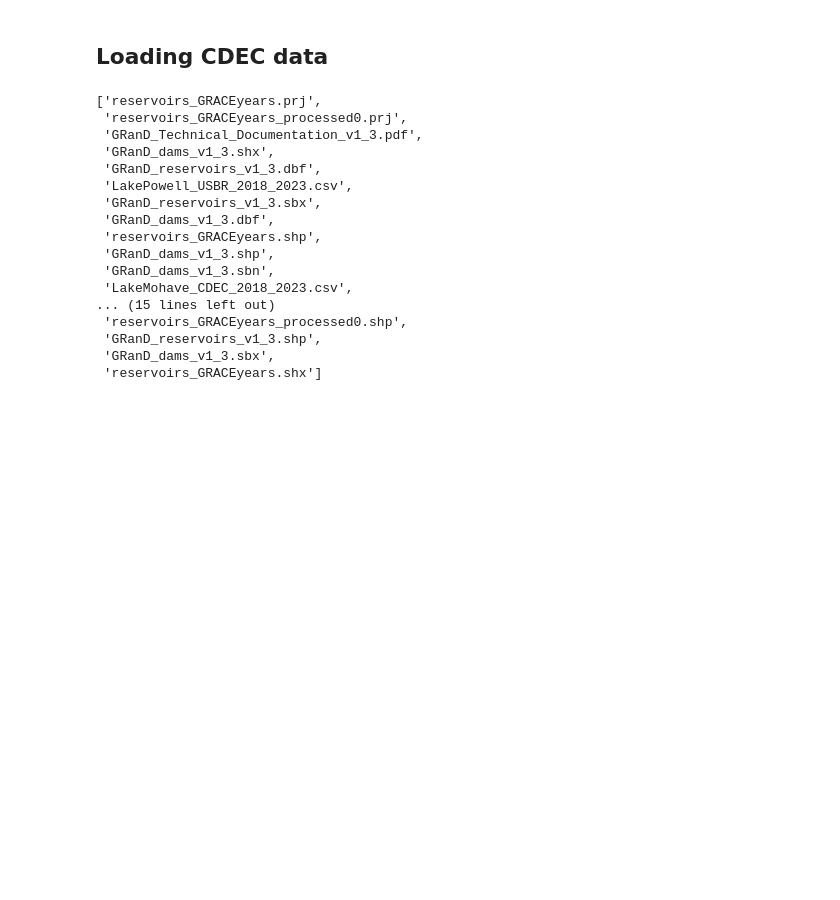
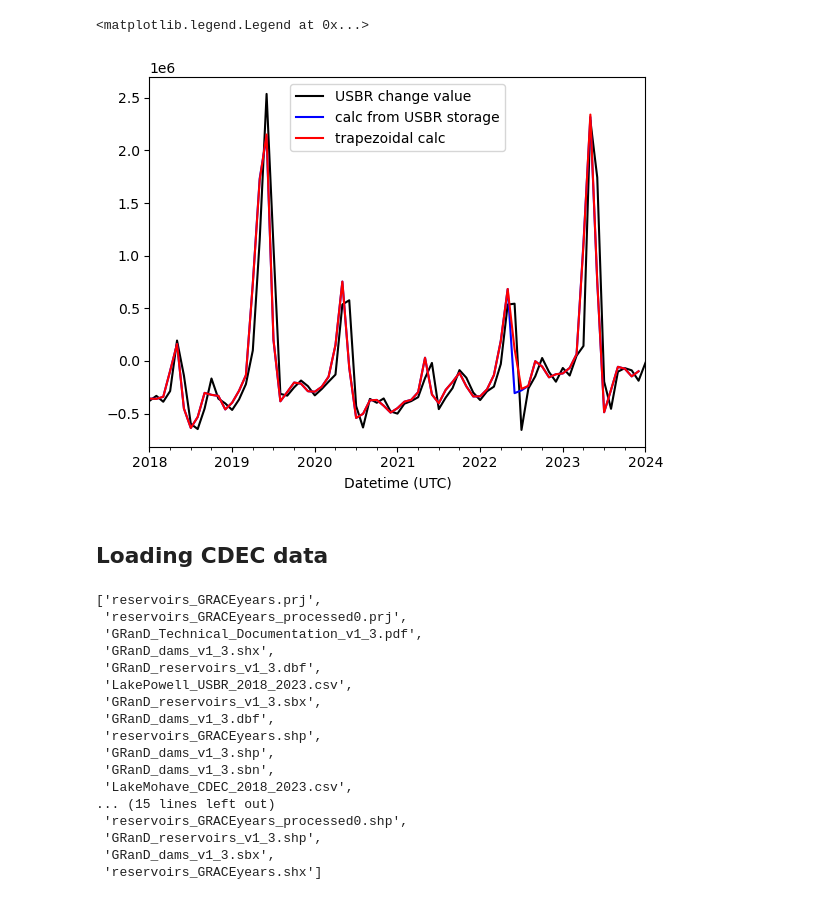
Before and after one commit to ascheliga/CYGNSS-GRACE, a Jupyter notebook: notebooks/exploratory_visualize_insitu.ipynb, the cells around one changed output. Cells and saved outputs as stored; diff of their text form; code cells hidden in the pictures; blank space fills up the shorter version.

```diff
--- a/notebooks/exploratory_visualize_insitu.ipynb
+++ b/notebooks/exploratory_visualize_insitu.ipynb
@@ -48,3 +37,21 @@ res_ref_M
+# %%
+insitu_stor = res_ref_M['Lake/Reservoir Storage [af]']
+insitu_area = res_ref_M['Lake/Reservoir Area [acres]']
+insitu_elev = res_ref_M['Lake/Reservoir Elevation [ft]']
+insitu_stor_diff = res_ref_M['Lake/Reservoir Change In Storage [af]']
+# %%
+calc_diff_insitu_stor = -insitu_stor.diff(periods=-1)
+calc_trap_insitu_stor_vec = volume_pipeline.calculate_trapezoidal_volume(area_vec=insitu_area,elev_vec=insitu_elev)
+# %%
+calc_trap_insitu_stor = pd.Series(index=insitu_area.index[:-1],data=calc_trap_insitu_stor_vec)
+# %%
+insitu_stor_diff.plot(label='USBR change value',color='k')
+calc_diff_insitu_stor.plot(label='calc from USBR storage',color='blue')
+calc_trap_insitu_stor.plot(label='trapezoidal calc',color='red')
+plt.legend()
+# %% [output]
+<matplotlib.legend.Legend at 0x...>
+[figure, added]
 # %% [markdown]
 ## Loading CDEC data
 # %%
```
Also changed, not shown: parts of 7 cells of this notebook, 3 other files.
